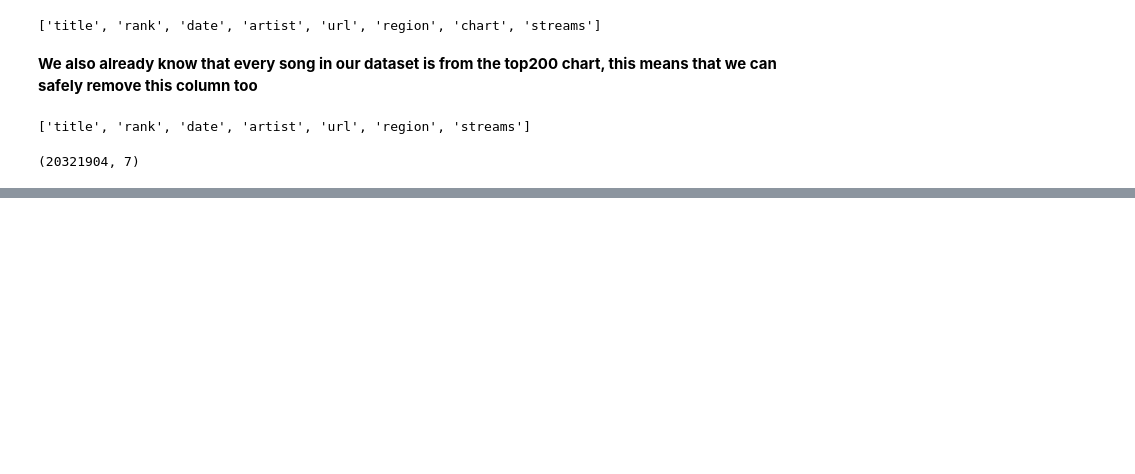
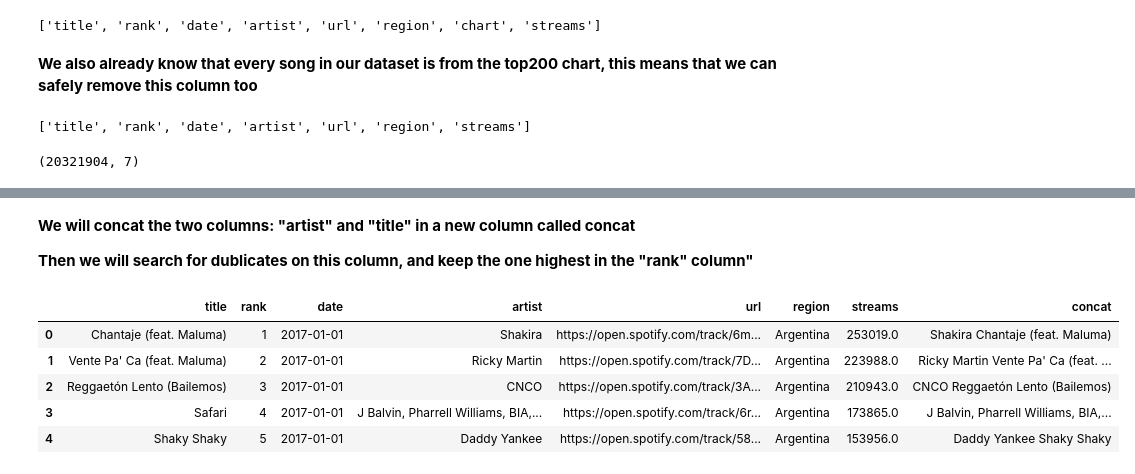
Before and after one commit to HolmQ84/DataScience-ExamProject, a Jupyter notebook: DataScience-SongManagement/JupyterNotebook/Cleaning dataset.ipynb, the cells around one changed output, grey strips where cells are left out. Drawn from its saved outputs; the diff is of its cells as text; code cells hidden in the pictures; blank space fills up the shorter version.

```diff
--- a/DataScience-SongManagement/JupyterNotebook/Cleaning dataset.ipynb
+++ b/DataScience-SongManagement/JupyterNotebook/Cleaning dataset.ipynb
@@ -25,7 +25,7 @@ import json
 from pandas.io.json import json_normalize
 from urllib.request import urlopen
 # %%
-data = pd.read_csv("charts.csv")
+data = pd.read_csv("charts/charts.csv")
 # %% [markdown]
 ## Inspecting the data
 # %%
@@ -185,0 +199,2 @@ AttributeError: 'NoneType' object has no attribute 'value_counts'
+# %%
+data.dropna(subset=['title'], inplace=True)
@@ -185,0 +222,15 @@ AttributeError: 'NoneType' object has no attribute 'value_counts'
+# %% [markdown]
+**We will concat the two columns: "artist" and "title" in a new column called concat**
+
+**Then we will search for dublicates on this column, and keep the one highest in the "rank" column"**
+# %%
+data["concat"] = data["artist"] + " " + data["title"]
+# %%
+data.head()
+# %% [output]
+|  | title | rank | date | artist | url | region | streams | concat |
+| 0 | Chantaje (feat. Maluma) | 1 | 2017-01-01 | Shakira | https://open.spotify.com/track/6m... | Argentina | 253019.0 | Shakira Chantaje (feat. Maluma) |
+| 1 | Vente Pa' Ca (feat. Maluma) | 2 | 2017-01-01 | Ricky Martin | https://open.spotify.com/track/7D... | Argentina | 223988.0 | Ricky Martin Vente Pa' Ca (feat. ... |
+| 2 | Reggaetón Lento (Bailemos) | 3 | 2017-01-01 | CNCO | https://open.spotify.com/track/3A... | Argentina | 210943.0 | CNCO Reggaetón Lento (Bailemos) |
+| 3 | Safari | 4 | 2017-01-01 | J Balvin, Pharrell Williams, BIA,... | https://open.spotify.com/track/6r... | Argentina | 173865.0 | J Balvin, Pharrell Williams, BIA,... |
+| 4 | Shaky Shaky | 5 | 2017-01-01 | Daddy Yankee | https://open.spotify.com/track/58... | Argentina | 153956.0 | Daddy Yankee Shaky Shaky |
```
Also changed, not shown: parts of 16 cells of this notebook, 2 other files.
